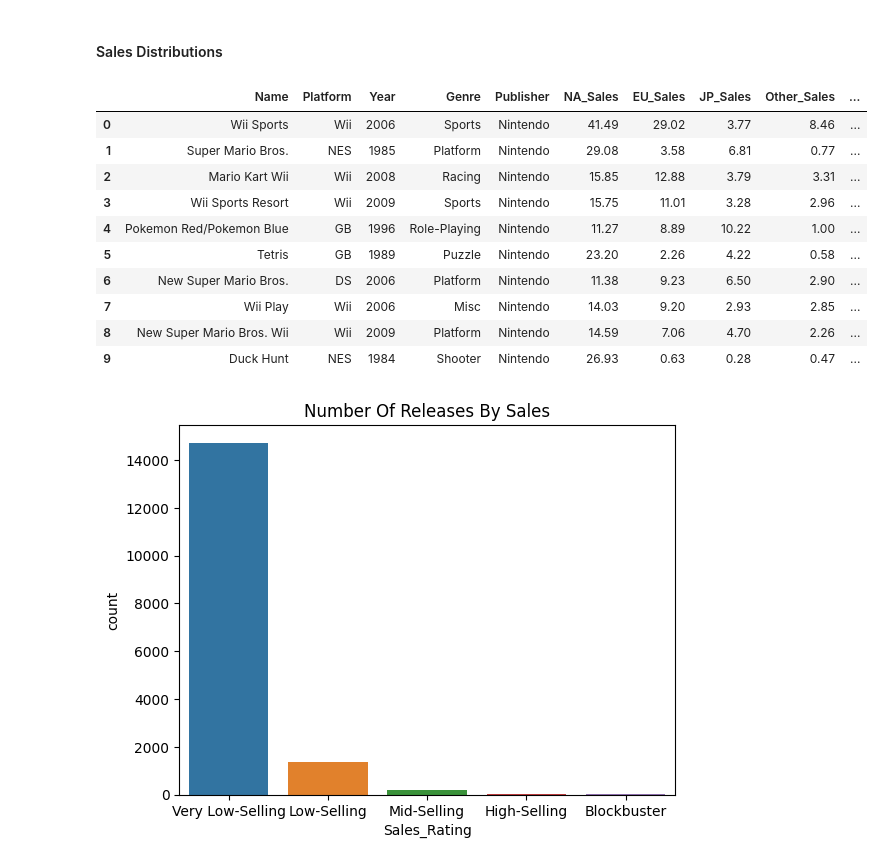
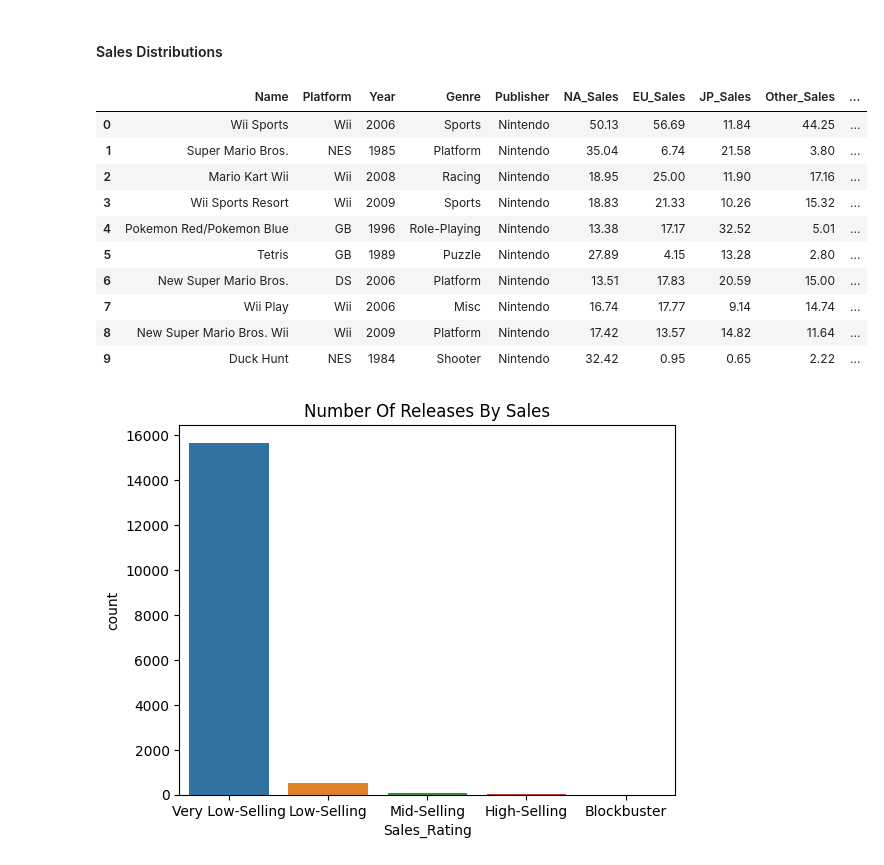
Before and after one commit to cafesmire/notebooks, a Jupyter notebook: video_game_sales/videogame_eda.ipynb, the cells around one changed output. Saved outputs shown, nothing was run; the diff lists cells and outputs as text; code cells hidden in the pictures.

```diff
--- a/video_game_sales/videogame_eda.ipynb
+++ b/video_game_sales/videogame_eda.ipynb
@@ -62,8 +63,9 @@ df = df.drop(columns='Rank')
 df['Year'] = df['Year'].astype(int)
 # %%
 df_copy = df.copy(deep=True)
+cols_to_scale = ['NA_Sales', 'EU_Sales',  'JP_Sales',  'Other_Sales', 'Global_Sales' ]
 sales_scaler = StandardScaler()
-df_copy['Global_Sales_Scaled'] = np.round(sales_scaler.fit_transform(pd.DataFrame(df_copy['Global_Sales'])), 2)
+df_copy[cols_to_scale] = np.round(sales_scaler.fit_transform(pd.DataFrame(df_copy[cols_to_scale])), 2)
 # %%
 df_copy.head()
 # %% [output]
@@ -129,25 +131,25 @@ plt.show()
 # %% [markdown]
 #### Sales Distributions
 # %%
-df_copy['Sales_Rating']=pd.cut(x=df_copy['Global_Sales'], bins=[0, 1.25,5 , 15, 30, 100], labels = ['Very Low-Selling','Low-Selling', 'Mid-Selling', 'High-Selling', 'Blockbuster'])
+df_copy['Sales_Rating']=pd.cut(x=df_copy['Global_Sales'], bins=[-0.5, 1.25,5 , 15, 30, 53], labels = ['Very Low-Selling','Low-Selling', 'Mid-Selling', 'High-Selling', 'Blockbuster'])
 df_copy.head(10)
 # %% [output]
 |  | Name | Platform | Year | Genre | Publisher | NA_Sales | EU_Sales | JP_Sales | Other_Sales | ... |
-| 0 | Wii Sports | Wii | 2006 | Sports | Nintendo | 41.49 | 29.02 | 3.77 | 8.46 | ... |
-| 1 | Super Mario Bros. | NES | 1985 | Platform | Nintendo | 29.08 | 3.58 | 6.81 | 0.77 | ... |
-| 2 | Mario Kart Wii | Wii | 2008 | Racing | Nintendo | 15.85 | 12.88 | 3.79 | 3.31 | ... |
-| 3 | Wii Sports Resort | Wii | 2009 | Sports | Nintendo | 15.75 | 11.01 | 3.28 | 2.96 | ... |
-| 4 | Pokemon Red/Pokemon Blue | GB | 1996 | Role-Playing | Nintendo | 11.27 | 8.89 | 10.22 | 1.00 | ... |
-| 5 | Tetris | GB | 1989 | Puzzle | Nintendo | 23.20 | 2.26 | 4.22 | 0.58 | ... |
-| 6 | New Super Mario Bros. | DS | 2006 | Platform | Nintendo | 11.38 | 9.23 | 6.50 | 2.90 | ... |
-| 7 | Wii Play | Wii | 2006 | Misc | Nintendo | 14.03 | 9.20 | 2.93 | 2.85 | ... |
-| 8 | New Super Mario Bros. Wii | Wii | 2009 | Platform | Nintendo | 14.59 | 7.06 | 4.70 | 2.26 | ... |
-| 9 | Duck Hunt | NES | 1984 | Shooter | Nintendo | 26.93 | 0.63 | 0.28 | 0.47 | ... |
+| 0 | Wii Sports | Wii | 2006 | Sports | Nintendo | 50.13 | 56.69 | 11.84 | 44.25 | ... |
+| 1 | Super Mario Bros. | NES | 1985 | Platform | Nintendo | 35.04 | 6.74 | 21.58 | 3.80 | ... |
+| 2 | Mario Kart Wii | Wii | 2008 | Racing | Nintendo | 18.95 | 25.00 | 11.90 | 17.16 | ... |
+| 3 | Wii Sports Resort | Wii | 2009 | Sports | Nintendo | 18.83 | 21.33 | 10.26 | 15.32 | ... |
+| 4 | Pokemon Red/Pokemon Blue | GB | 1996 | Role-Playing | Nintendo | 13.38 | 17.17 | 32.52 | 5.01 | ... |
+| 5 | Tetris | GB | 1989 | Puzzle | Nintendo | 27.89 | 4.15 | 13.28 | 2.80 | ... |
+| 6 | New Super Mario Bros. | DS | 2006 | Platform | Nintendo | 13.51 | 17.83 | 20.59 | 15.00 | ... |
+| 7 | Wii Play | Wii | 2006 | Misc | Nintendo | 16.74 | 17.77 | 9.14 | 14.74 | ... |
+| 8 | New Super Mario Bros. Wii | Wii | 2009 | Platform | Nintendo | 17.42 | 13.57 | 14.82 | 11.64 | ... |
+| 9 | Duck Hunt | NES | 1984 | Shooter | Nintendo | 32.42 | 0.95 | 0.65 | 2.22 | ... |
 # %%
 sns.countplot(df_copy, x='Sales_Rating', hue='Sales_Rating', legend=False)
 plt.title("Number Of Releases By Sales")
 plt.show()
 # %% [output]
-[figure, old version]
+[figure, new version]
 # %%
 sns.boxplot(df_copy, x='Global_Sales', y='Sales_Rating', hue='Sales_Rating', legend=False)
```
Also changed, not shown: parts of 14 cells of this notebook.
